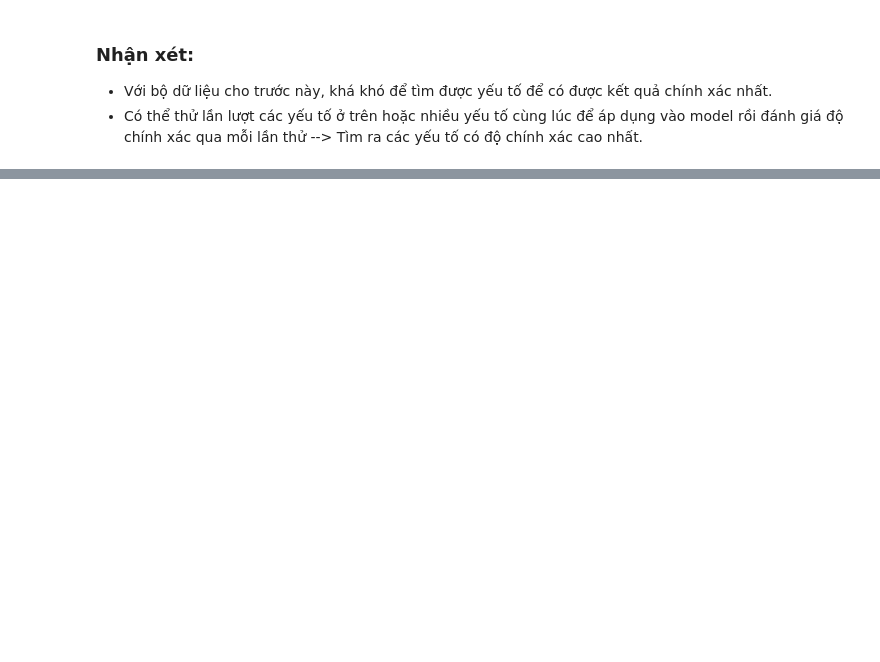
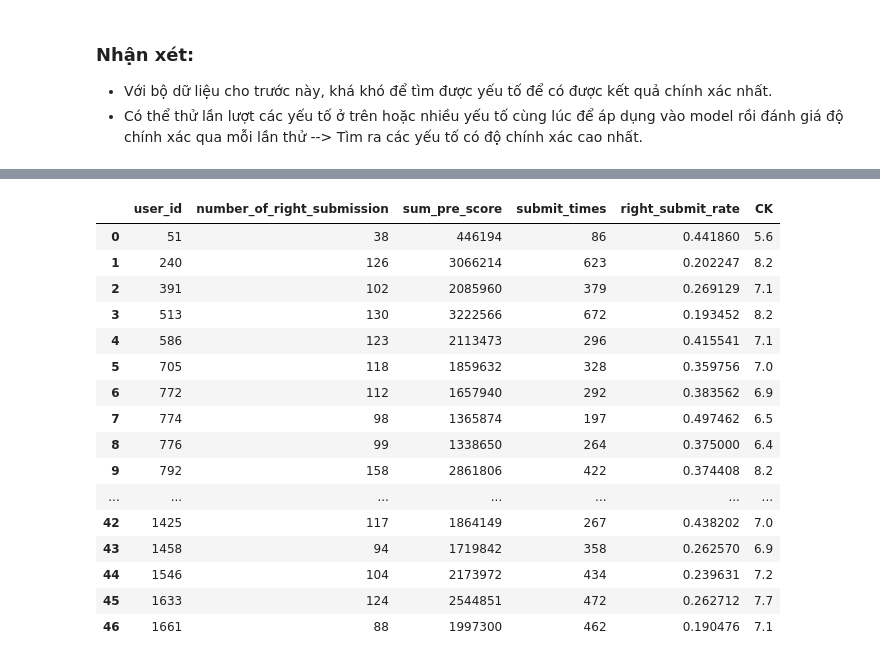
Before and after one commit to lvtp2705/CS114.L21.KHCL-1, a Jupyter notebook: Predict_Final_Score.ipynb, the cells around one changed output, grey strips where cells are left out. Cells and saved outputs as stored; diff of their text form; code cells hidden in the pictures; blank space fills up the shorter version.

```diff
--- a/Predict_Final_Score.ipynb
+++ b/Predict_Final_Score.ipynb
@@ -217,0 +260,5 @@ Từ scatter plot ta thấy:
+# %%
+#Hàm làm tròn điểm cuối kì
+def round_CK(x):
+    x = np.round(x,1)
+    return x
@@ -217,0 +294,10 @@ Từ scatter plot ta thấy:
+# %%
+#Train với cột number_of_right_submission
+#dữ liệu train
+x = np.array(train_data[['number_of_right_submission']])
+y = np.array(train_data['CK'])
+#train model
+svm.fit(x,y)
+y_predict2 = svm.predict(x)
+#Tính mean squared error
+print('MSE (right_submissions):', mean_squared_error(y, y_predict2))
@@ -217,0 +306,10 @@ Từ scatter plot ta thấy:
+# %%
+#Train với cột submit_times
+#dữ liệu train
+x = np.array(train_data[['submit_times']])
+y = np.array(train_data['CK'])
+#train model
+svm.fit(x,y)
+y_predict2 = svm.predict(x)
+#Tính mean squared error
+print('MSE (submit_times):', mean_squared_error(y, y_predict2))
@@ -217,0 +318,11 @@ Từ scatter plot ta thấy:
+# %%
+#Train với nhiều cột
+train_cols = ['number_of_right_submission','sum_pre_score', 'submit_times']
+#dữ liệu train
+x = np.array(train_data[train_cols])
+y = np.array(train_data['CK'])
+#train model
+svm.fit(x,y)
+y_predict = round_CK(svm.predict(x))
+#Tính mean squared error
+print('MSE (all columns): ', mean_squared_error(y, y_predict))
@@ -217,0 +338,24 @@ Từ scatter plot ta thấy:
+# %%
+#Dự đoán cột điểm cuối kì còn thiếu
+predict_data['CK'] = round_CK(svm.predict(predict_data[['sum_pre_score']]))
+predict_data = predict_data.reset_index()
+predict_data = predict_data.drop(columns=['level_0','index'])
+predict_data
+# %% [output]
+|  | user_id | number_of_right_submission | sum_pre_score | submit_times | right_submit_rate | CK |
+| 0 | 51 | 38 | 446194 | 86 | 0.441860 | 5.6 |
+| 1 | 240 | 126 | 3066214 | 623 | 0.202247 | 8.2 |
+| 2 | 391 | 102 | 2085960 | 379 | 0.269129 | 7.1 |
+| 3 | 513 | 130 | 3222566 | 672 | 0.193452 | 8.2 |
+| 4 | 586 | 123 | 2113473 | 296 | 0.415541 | 7.1 |
+| 5 | 705 | 118 | 1859632 | 328 | 0.359756 | 7.0 |
+| 6 | 772 | 112 | 1657940 | 292 | 0.383562 | 6.9 |
+| 7 | 774 | 98 | 1365874 | 197 | 0.497462 | 6.5 |
+| 8 | 776 | 99 | 1338650 | 264 | 0.375000 | 6.4 |
+| 9 | 792 | 158 | 2861806 | 422 | 0.374408 | 8.2 |
+| ... | ... | ... | ... | ... | ... | ... |
+| 42 | 1425 | 117 | 1864149 | 267 | 0.438202 | 7.0 |
+| 43 | 1458 | 94 | 1719842 | 358 | 0.262570 | 6.9 |
+| 44 | 1546 | 104 | 2173972 | 434 | 0.239631 | 7.2 |
+| 45 | 1633 | 124 | 2544851 | 472 | 0.262712 | 7.7 |
+| 46 | 1661 | 88 | 1997300 | 462 | 0.190476 | 7.1 |
```
Also changed, not shown: parts of 17 cells of this notebook.
